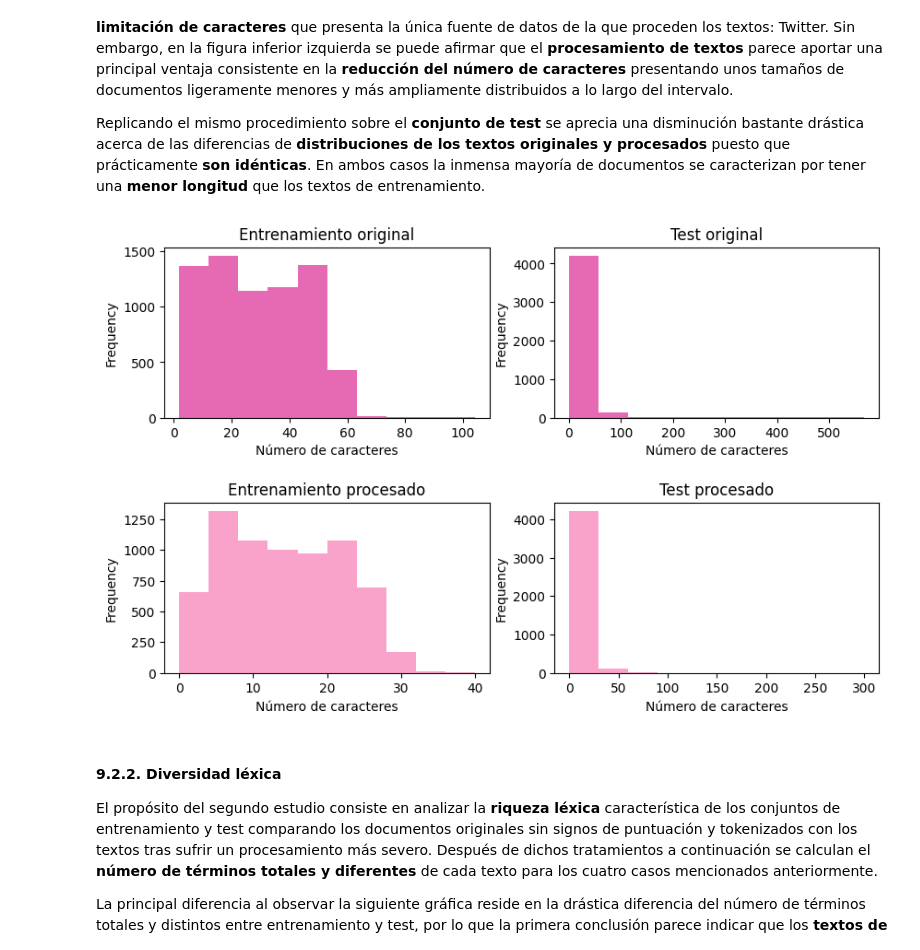
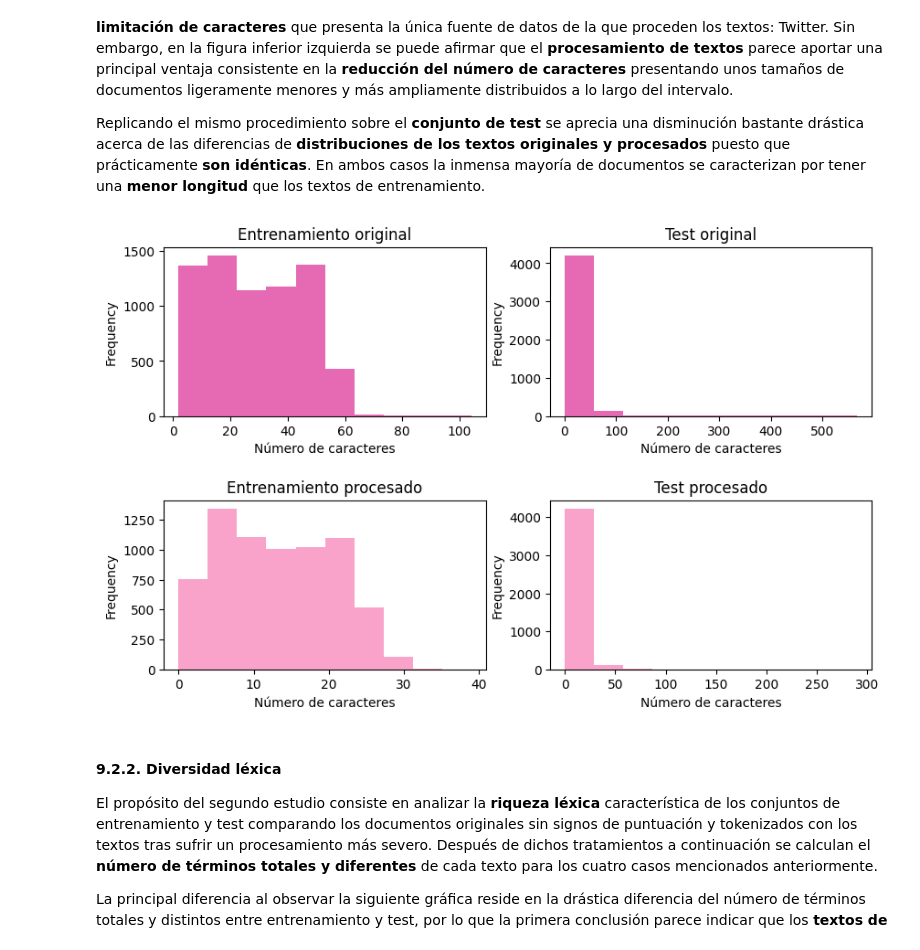
Before and after one commit to lidiasm/DATCOM-TFM, a Jupyter notebook: notebooks/eda.ipynb, the cells around one changed output. Cells and saved outputs as stored; diff of their text form; code cells hidden in the pictures.

```diff
--- a/notebooks/eda.ipynb
+++ b/notebooks/eda.ipynb
@@ -255,26 +255,43 @@ add_stopwords = [
     'man', 'men', 'boy', 'boys'
 ]
 
-# Text processing for train and test datasets
-train_df = text_processing_pipeline(
+# Text processing for train dataset
+train_df = process_texts_encode_labels(
     dataset=train_df,
     text_col='text',
+    class_col='task1',
+    lemmatize=False,
+    correct_words=False)
+
+# Create a new column without stopwords
+train_df['clean_texts_without_stopwords'] = delete_stopwords(
+    dataset=train_df,
+    text_col='clean_text',
     add_stopwords=add_stopwords)
 
-test_df = text_processing_pipeline(
+# Text processing for test dataset
+test_df = process_texts_encode_labels(
     dataset=test_df,
     text_col='text',
+    class_col='task1',
+    lemmatize=False,
+    correct_words=False)
+
+# Create a new column without stopwords
+test_df['clean_texts_without_stopwords'] = delete_stopwords(
+    dataset=test_df,
+    text_col='clean_text',
     add_stopwords=add_stopwords)
 
 # Tokenize processed train and test texts
-train_df['cleaned_text_tokens'] = train_df.apply(
+train_df['clean_text_tokens'] = train_df.apply(
     lambda row: nltk.word_tokenize(
-        row['cleaned_text']),
+        row['clean_texts_without_stopwords']),
         axis=1)
 
-test_df['cleaned_text_tokens'] = test_df.apply(
+test_df['clean_text_tokens'] = test_df.apply(
     lambda row: nltk.word_tokenize(
-        row['cleaned_text']),
+        row['clean_texts_without_stopwords']),
         axis=1)
 
 # Delete punctuation marks and tokenize texts
@@ -299,36 +316,36 @@ ax[1][1].set_xlabel('Número de caracteres')
 train_df['text_tokens'].str.len().plot(
     ax=ax[0][0],
     kind='hist',
     grid=False,
     color='#e56ab3',
     title='Entrenamiento original')
 
 test_df['text_tokens'].str.len().plot(
     ax=ax[0][1],
     kind='hist',
     grid=False,
     color='#e56ab3',
     title='Test original')
 
 # Char frequency for PREPROCESSED texts in train and test datasets
-train_df['cleaned_text_tokens'].str.len().plot(
+train_df['clean_text_tokens'].str.len().plot(
     ax=ax[1][0],
     kind='hist',
     grid=False,
     color='#f9a3cb',
     title='Entrenamiento procesado')
 
-test_df['cleaned_text_tokens'].str.len().plot(
+test_df['clean_text_tokens'].str.len().plot(
     ax=ax[1][1],
     kind='hist',
     grid=False,
     color='#f9a3cb',
     title='Test procesado')
 
 # Add some vertical space between plots
 fig.subplots_adjust(hspace=0.5)
 # %% [output]
-[figure, old version]
+[figure, new version]
 # %% [markdown]
 #### 9.2.2. Diversidad léxica
 
```
Also changed, not shown: parts of 8 cells of this notebook.
